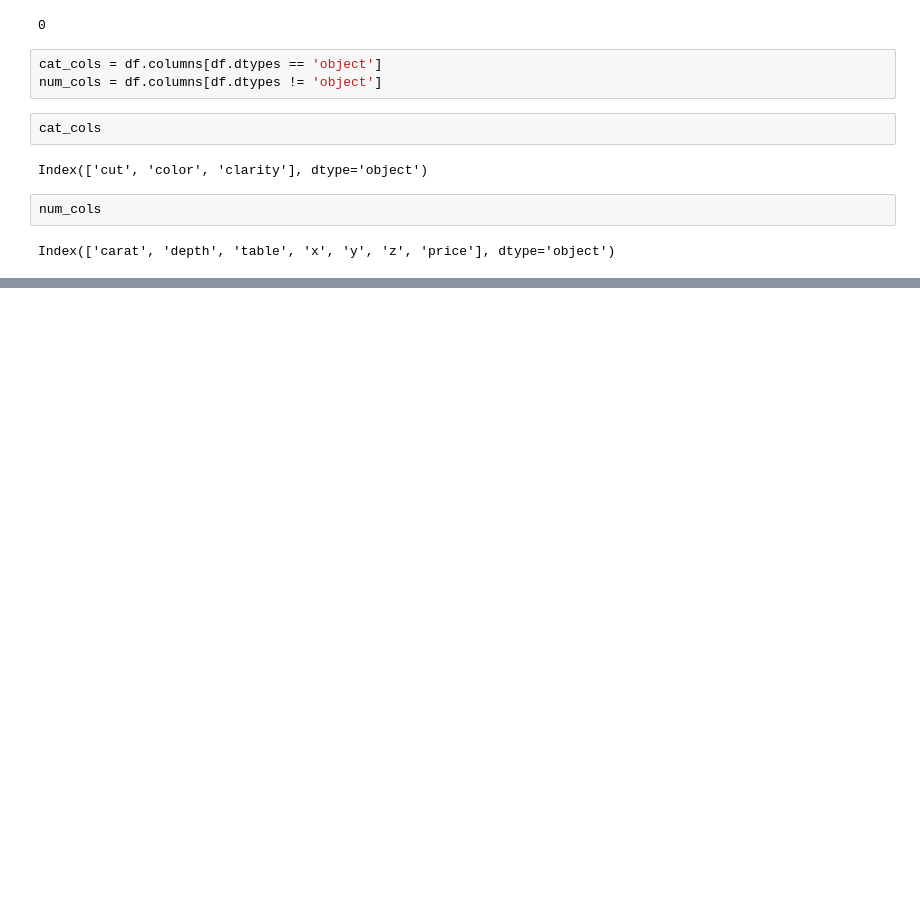
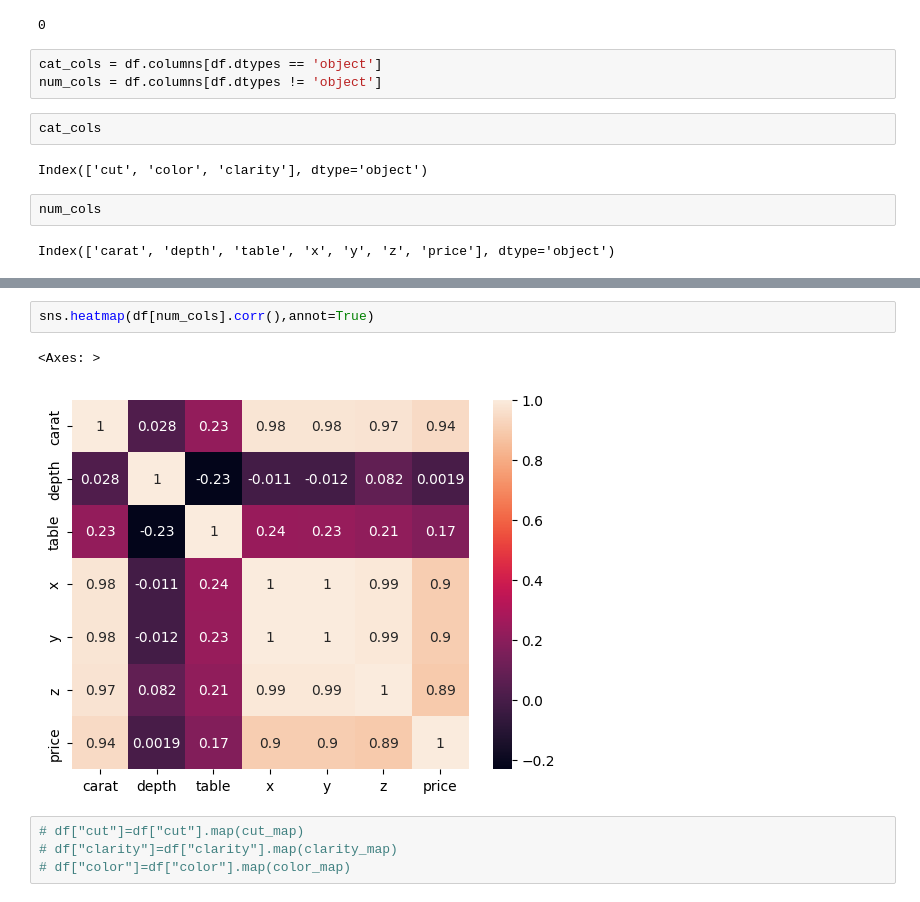
Before and after one commit to aashiswar1989/EndtoEnd_MLOps_Project, a Jupyter notebook: Experiment/experiments.ipynb, the cells around one changed output, grey strips where cells are left out. Drawn from its saved outputs; the diff is of its cells as text; blank space fills up the shorter version.

```diff
--- a/Experiment/experiments.ipynb
+++ b/Experiment/experiments.ipynb
@@ -107,0 +186,9 @@ Index(['carat', 'depth', 'table', 'x', 'y', 'z', 'price'], dtype='object')
+# %%
+sns.heatmap(df[num_cols].corr(),annot=True)
+# %% [output]
+<Axes: >
+[figure, added]
+# %%
+# df["cut"]=df["cut"].map(cut_map)
+# df["clarity"]=df["clarity"].map(clarity_map)
+# df["color"]=df["color"].map(color_map)
```
Also changed, not shown: parts of 30 cells of this notebook, 1 other file.
